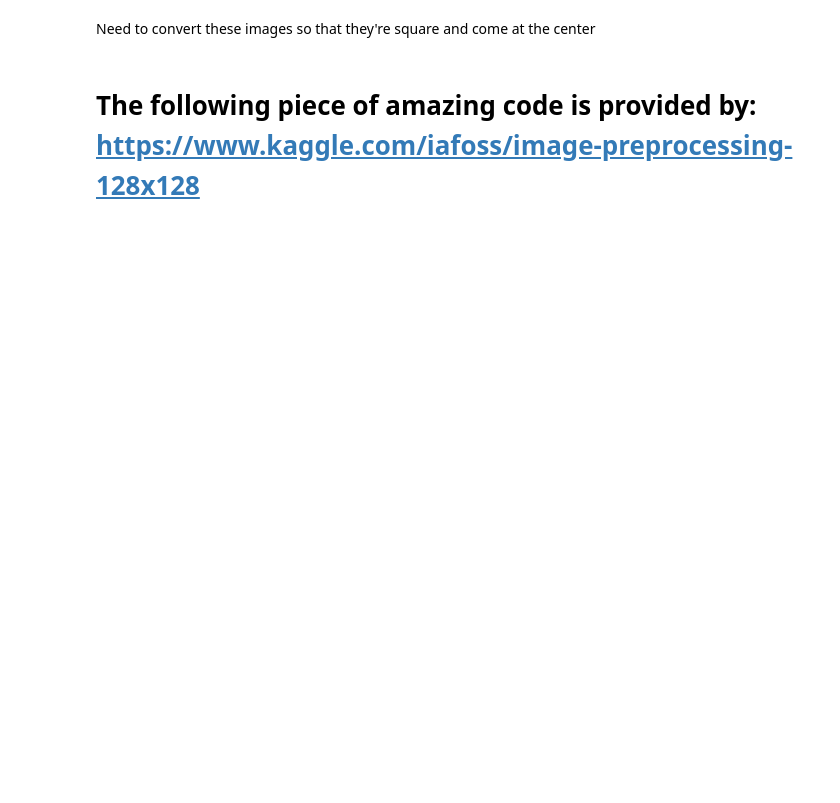
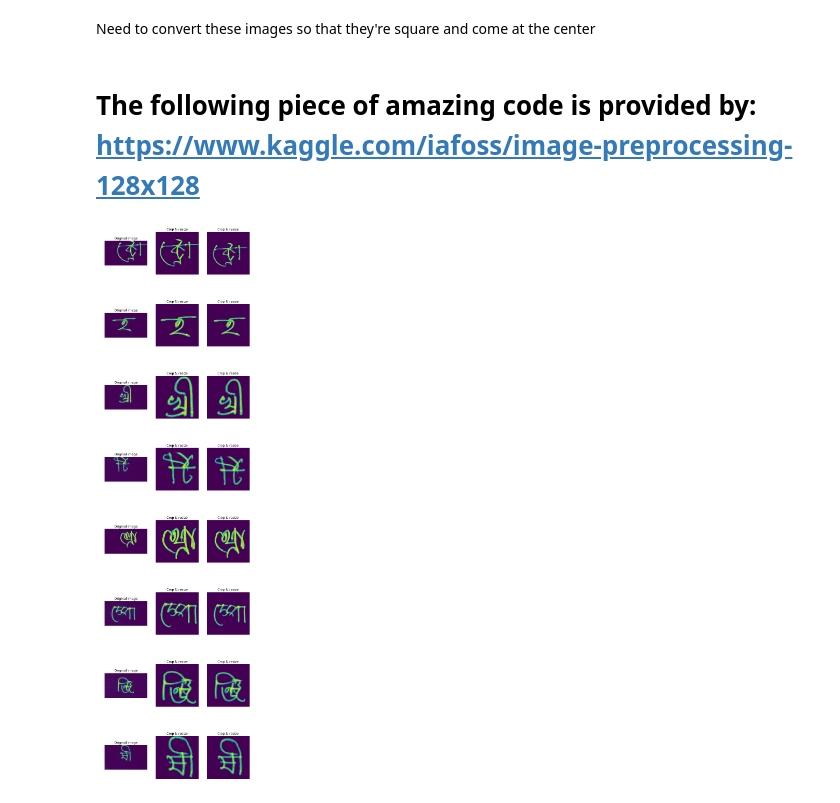
Before and after one commit to TimeTraveller-San/BengaliAI, a Jupyter notebook: notebooks/2. Data convert.ipynb, the cells around one changed output. Saved outputs shown, nothing was run; the diff lists cells and outputs as text; code cells hidden in the pictures; blank space fills up the shorter version.

```diff
--- a/notebooks/2. Data convert.ipynb
+++ b/notebooks/2. Data convert.ipynb
@@ -8,4 +10,5 @@ import matplotlib.pyplot as plt
 # %%
-TRAIN = [f"data/train/train_image_data_{i}.parquet" for i in range(4)]
+# TRAIN = [f"data/train/train_image_data_{i}.parquet" for i in range(4)]
+TRAIN = [f"../data2/train_image_data_{i}.feather" for i in range(4)]
 # %%
-train_0 = pd.read_parquet(TRAIN[0], engine='pyarrow')
+train_0 = pd.read_feather(TRAIN[0])
@@ -61,24 +80,30 @@ def crop_resize(img0, size=SIZE, pad=16):
     img = np.pad(img, [((l-ly)//2,), ((l-lx)//2,)], mode='constant')
     return cv2.resize(img,(size,size))
 # %%
-df = pd.read_parquet(TRAIN[0])
+# df = pd.read_feather(TRAIN[0])
 n_imgs = 8
-fig, axs = plt.subplots(n_imgs, 2, figsize=(10, 5*n_imgs))
+fig, axs = plt.subplots(n_imgs, 3, figsize=(10, 5*n_imgs))
 
 for idx in range(n_imgs):
     #somehow the original input is inverted
     img0 = 255 - df.iloc[idx, 1:].values.reshape(HEIGHT, WIDTH).astype(np.uint8)
     #normalize each image by its max val
     img = (img0*(255.0/img0.max())).astype(np.uint8)
-    img = crop_resize(img)
+    img = crop_resize(img, pad=0)
+    img2 = crop_resize(img, pad=16)
 
     axs[idx,0].imshow(img0)
     axs[idx,0].set_title('Original image')
     axs[idx,0].axis('off')
     axs[idx,1].imshow(img)
     axs[idx,1].set_title('Crop & resize')
     axs[idx,1].axis('off')
+    axs[idx,2].imshow(img2)
+    axs[idx,2].set_title('Crop & resize')
+    axs[idx,2].axis('off')
 plt.show()
+# %% [output]
+[figure, added]
 # %%
 TRAIN = [f"data/train/train_image_data_{i}.parquet" for i in range(4)]
 output = "data/train_128/"
```
Also changed, not shown: parts of 3 cells of this notebook, 7 other files.
